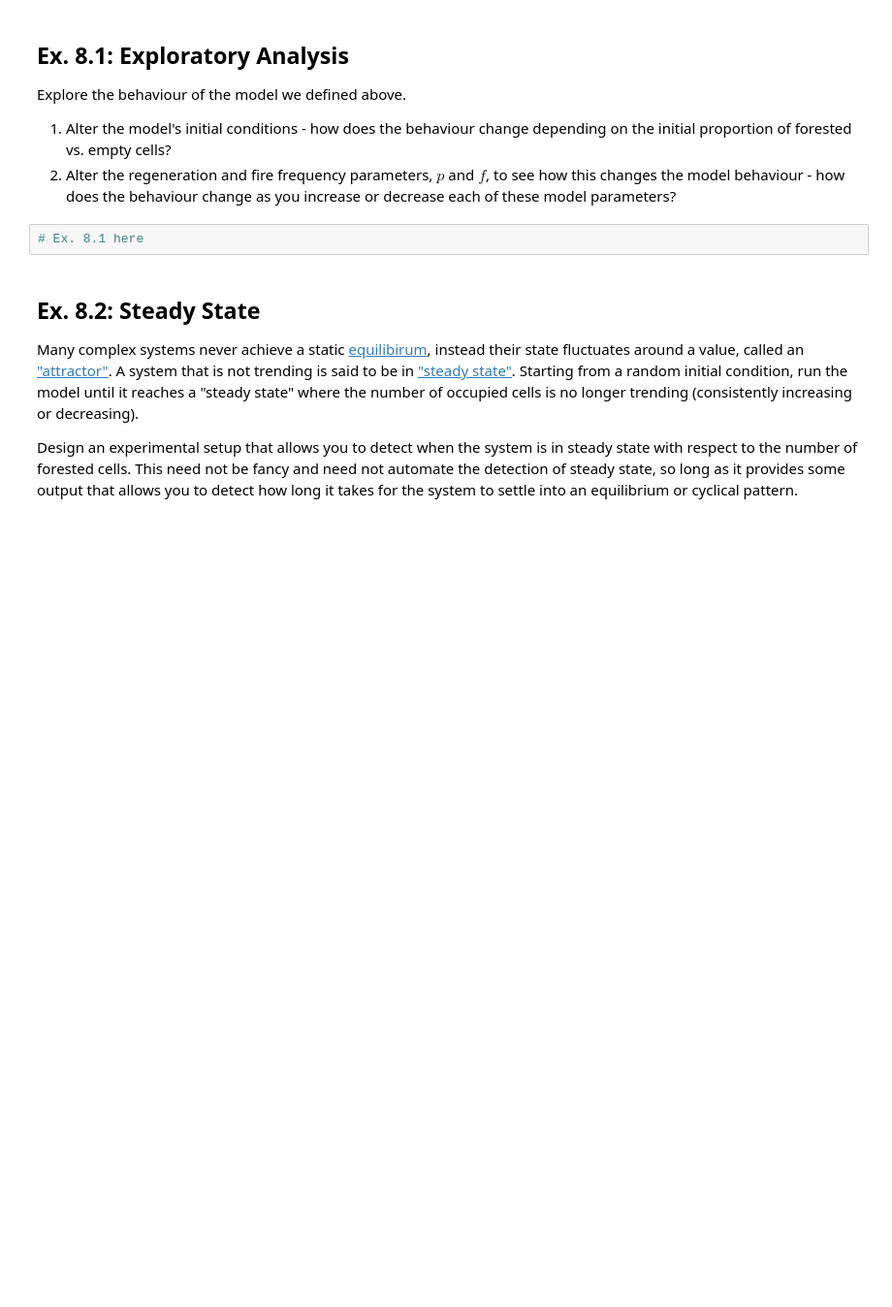
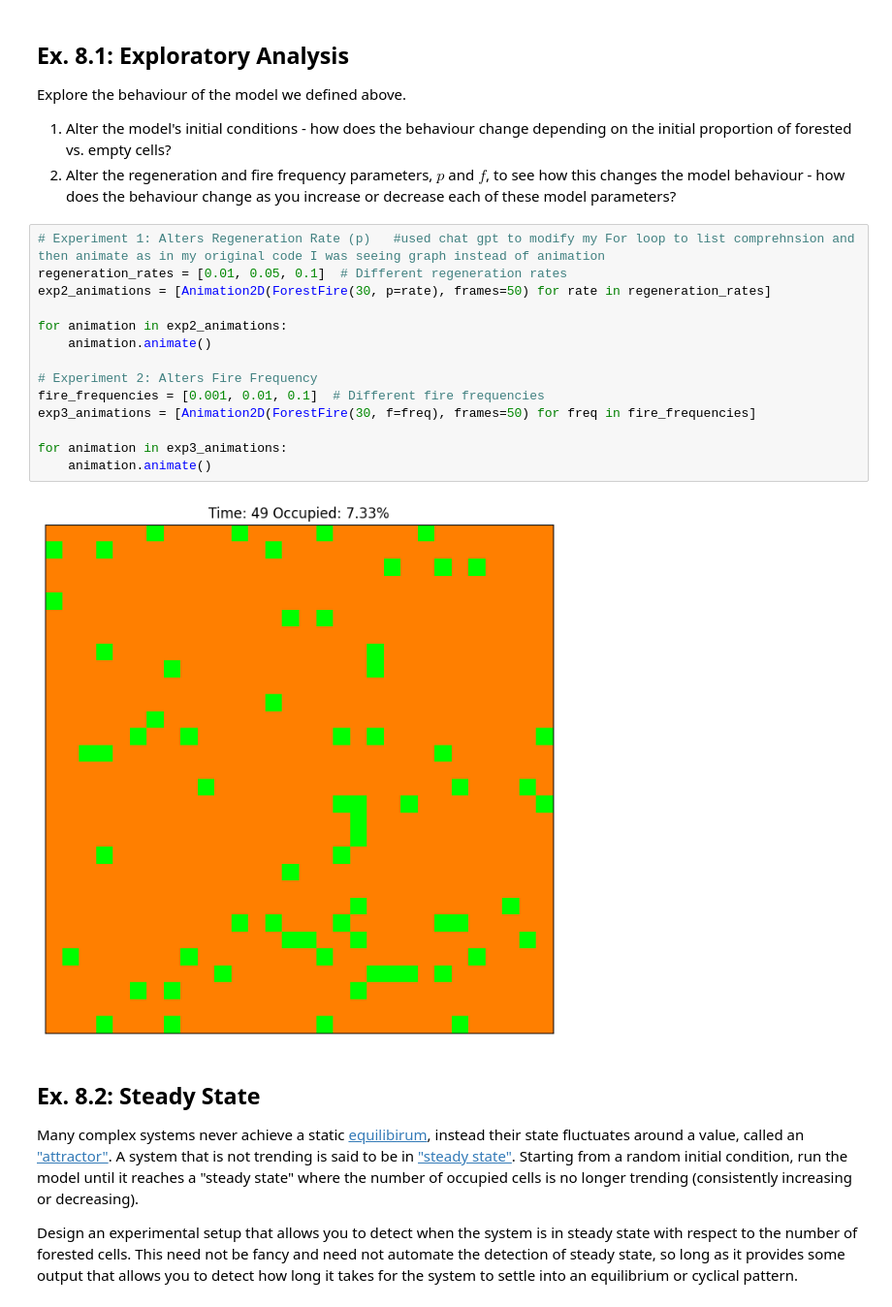
Before and after one commit to Vashusingh44/cap-comp215, a Jupyter notebook: labs/lab07-10-fire.ipynb, the cells around one changed output. Shown at 97% size. Drawn from its saved outputs; the diff is of its cells as text; blank space fills up the shorter version.

```diff
--- a/labs/lab07-10-fire.ipynb
+++ b/labs/lab07-10-fire.ipynb
@@ -234,8 +222,22 @@ In this lab we will explore the patterns our `ForestFire` model traces out over
 Explore the behaviour of the model we defined above.
  1. Alter the model's initial conditions - how does the behaviour change depending on the initial proportion of forested vs. empty cells?
  2. Alter the regeneration and fire frequency parameters, $p$ and $f$, to see how this changes the model behaviour - how does the behaviour change as you increase or decrease each of these model parameters?
-# %%
-# Ex. 8.1 here
+# %%
+# Experiment 1: Alters Regeneration Rate (p)   #used chat gpt to modify my For loop to list comprehnsion and then animate as in my original code I was seeing graph instead of animation
+regeneration_rates = [0.01, 0.05, 0.1]  # Different regeneration rates
+exp2_animations = [Animation2D(ForestFire(30, p=rate), frames=50) for rate in regeneration_rates]
+
+for animation in exp2_animations:
+    animation.animate()
+
+# Experiment 2: Alters Fire Frequency
+fire_frequencies = [0.001, 0.01, 0.1]  # Different fire frequencies
+exp3_animations = [Animation2D(ForestFire(30, f=freq), frames=50) for freq in fire_frequencies]
+
+for animation in exp3_animations:
+    animation.animate()
+# %% [output]
+[figure, added]
 # %% [markdown]
 ## Ex. 8.2: Steady State
 Many complex systems never achieve a static [equilibirum](https://en.wikipedia.org/wiki/Mechanical_equilibrium), instead their state fluctuates around a value, called an ["attractor"](https://en.wikipedia.org/wiki/Attractor).  A system that is not trending is said to be in ["steady state"](https://en.wikipedia.org/wiki/Steady_state).
```
Also changed, not shown: parts of 9 cells of this notebook.
